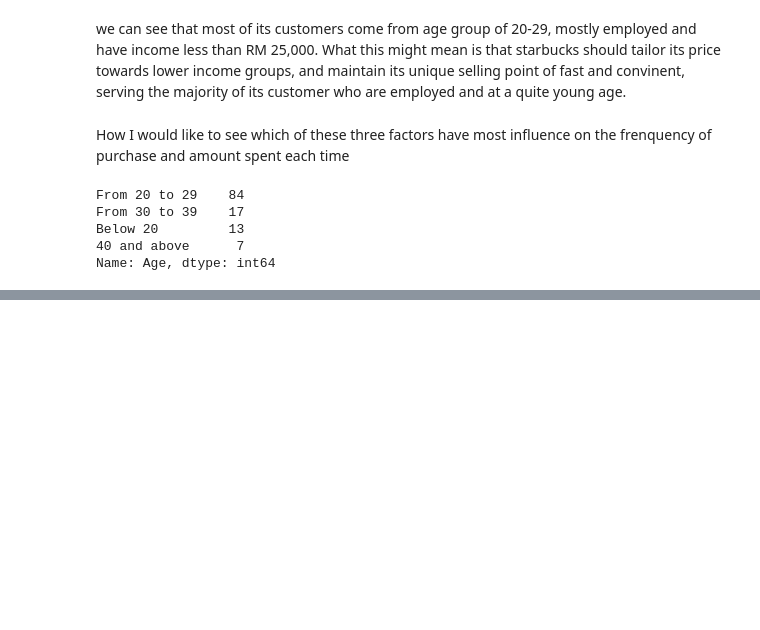
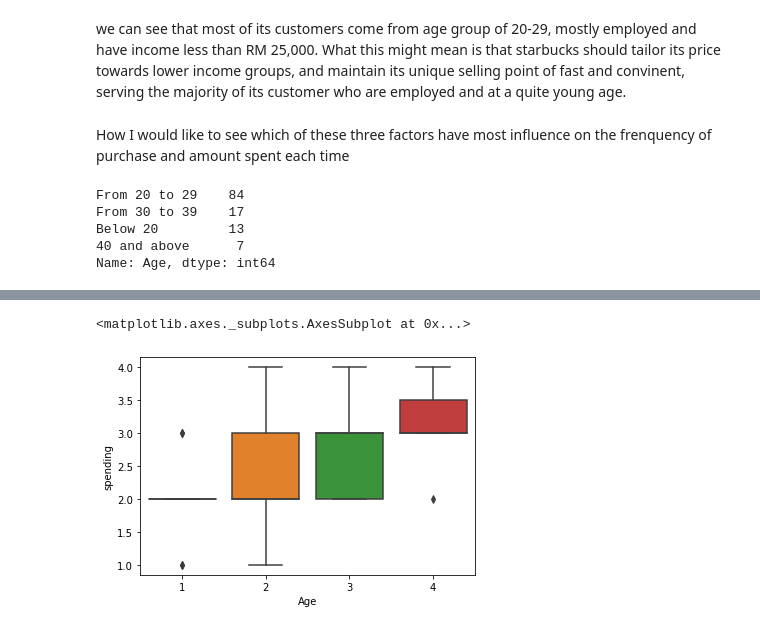
Before and after one commit to africanaar/Malaysia-Starbucks-Customer-Survey-Analysis, a Jupyter notebook: starbucks customer survey analysis project.ipynb, the cells around one changed output, grey strips where cells are left out. Cells and saved outputs as stored; diff of their text form; code cells hidden in the pictures; blank space fills up the shorter version.

```diff
--- a/starbucks customer survey analysis project.ipynb
+++ b/starbucks customer survey analysis project.ipynb
@@ -192,0 +193,5 @@ there is a weak correlation between amount spent and age,indicating that as age
+# %%
+sns.boxplot(Starbucks['Age'],Starbucks['spending'])
+# %% [output]
+<matplotlib.axes._subplots.AxesSubplot at 0x...>
+[figure, added]
```
Also changed, not shown: parts of 30 cells of this notebook.
